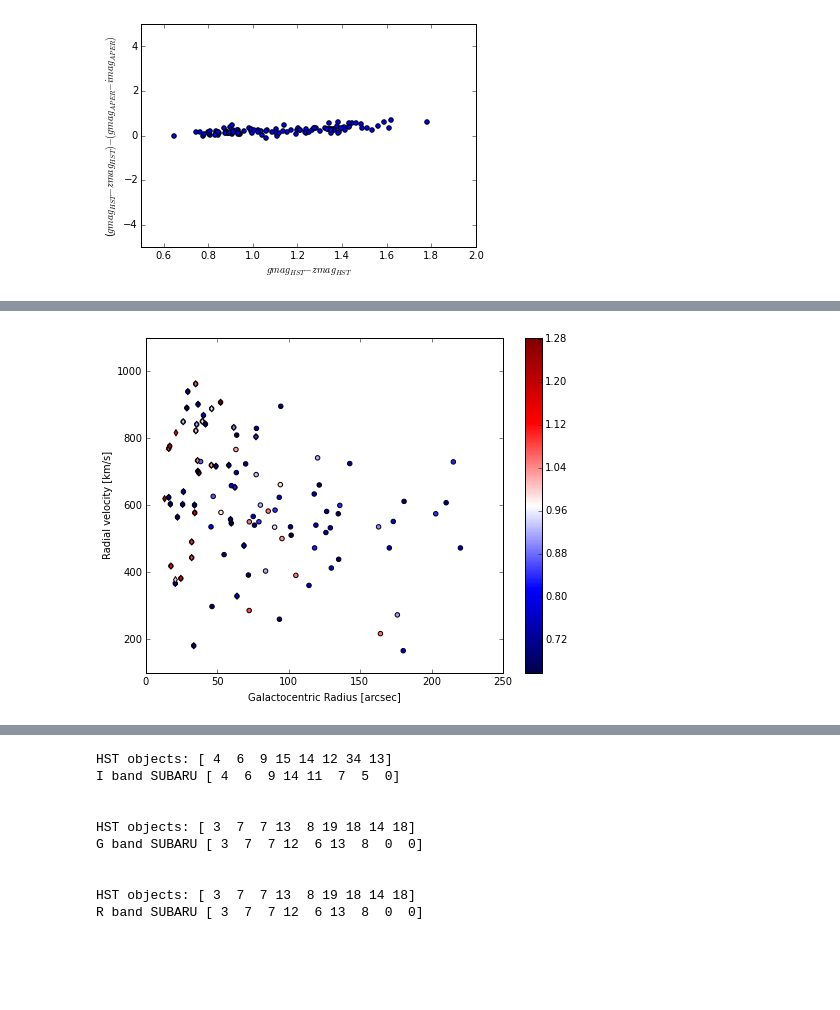
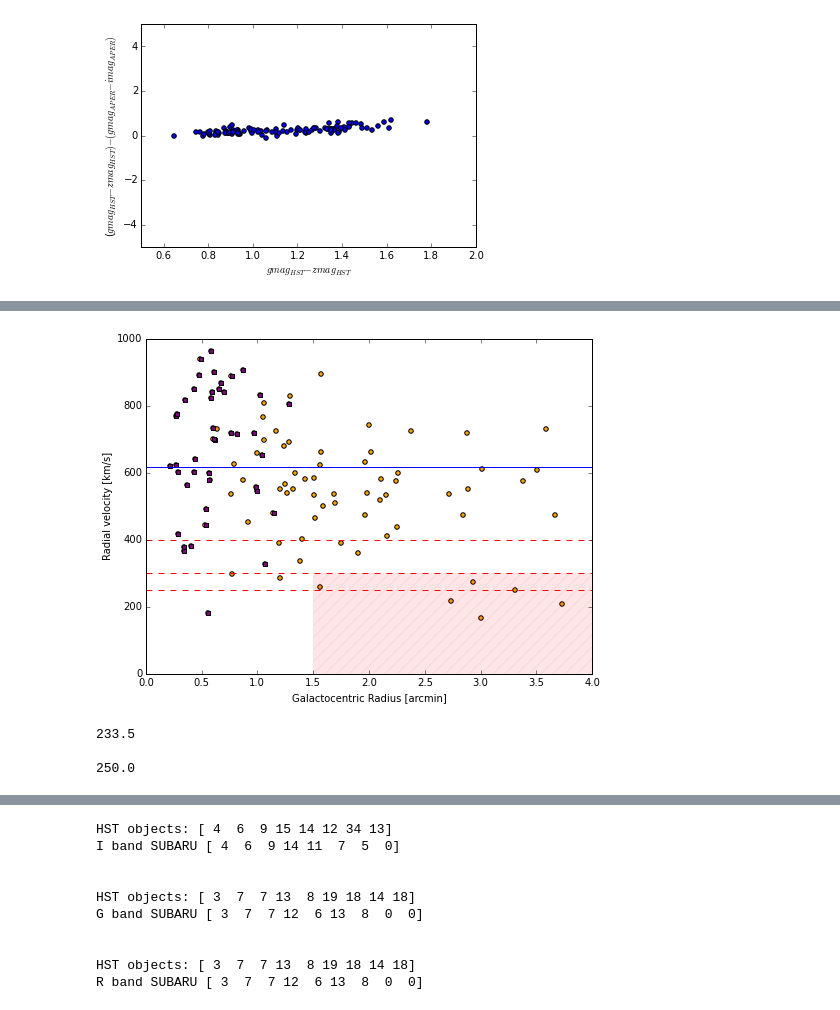
Before and after one commit to leoniechevalier/Swinburne_NGC4526, a Jupyter notebook: RV and HST comparison.ipynb, the cells around one changed output, grey strips where cells are left out. Drawn from its saved outputs; the diff is of its cells as text; code cells hidden in the pictures; blank space fills up the shorter version.

```diff
--- a/RV and HST comparison.ipynb
+++ b/RV and HST comparison.ipynb
@@ -22,7 +22,7 @@ from numpy import append
 # %%
 #filename='25_08_16_g_i.fits'
 filename='N4526_HST_candidate_match.fits'
-filename1='N4526_RV_candidate_match.fits'
+filename1='N4526_comp.fits'
 filename3='N4526_HST_RV_match.fits'
 filename2='HST_2009.fits'
 #filename='CFST_match_18_08_16.fits'
@@ -224,8 +227,8 @@ D_RA=N4526['col1']-188.51262
 D_DEC=N4526['col2']-7.6991162
 q=0.43
 
-RV_RA=RV['col1']-188.51262
-RV_DEC=RV['col2']-7.6991162
+RV_RA=RV['RA']-188.51262
+RV_DEC=RV['DEC']-7.6991162
 
 HST_RV_RA=HST_RV['new_RA']-188.51262
 HST_RV_DEC=HST_RV['new_Dec']-7.6991162
@@ -432,13 +412,27 @@ plt.show()
 # %%
 plt.figure(figsize=(8,6))
-plt.scatter(GDist_RV,RV['RV'], c=RV['col6'], cmap='seismic')
-plt.colorbar()
-plt.scatter(GDist_HST_RV,HST_RV['RV'], c=g_i,cmap='seismic', marker='d')
+plt.scatter(GDist_RV[GDist_RV>min(GDist_RV)]/60.,RV['RV'][GDist_RV>min(GDist_RV)], c='orange')
+#plt.colorbar()
+plt.scatter(GDist_HST_RV/60.,HST_RV['RV'], c='purple', marker='s')
 #plt.scatter(Dist_RV[RV['col6']<=0.9],RV['RV'][RV['col6']<=0.9], c='b')
 plt.ylabel('Radial velocity [km/s]')
-plt.xlabel('Galactocentric Radius [arcsec]')
+plt.xlabel('Galactocentric Radius [arcmin]')
+plt.axhline(617, ls='-')
+plt.axhline(400, ls='--', c='r')
+plt.axhline(300, ls='--',c='r')
+plt.axhline(250, ls='--',c='r')
+plt.xlim(0,4)
+plt.ylim(0,1000)
+plt.fill([1.5,4,4,1.5],[0,0,300,300], color='red',alpha=0.1, edgecolor='grey', hatch='//')
 #plt.colorbar()
 
 plt.savefig('RV_Gdist2.png')
 # %% [output]
-[figure, old version]
+[figure, new version]
+# %%
+print np.median(RV['RV'][(GDist_RV>min(GDist_RV))&(GDist_RV/60.>=1.5)&(RV['RV']<=300)]), '\n'
+print np.median(RV['RV'][(GDist_RV>min(GDist_RV))&(RV['RV']<=300)])
+# %% [output]
+233.5
+
+250.0
```
Also changed, not shown: parts of 8 cells of this notebook, 2 other files.
